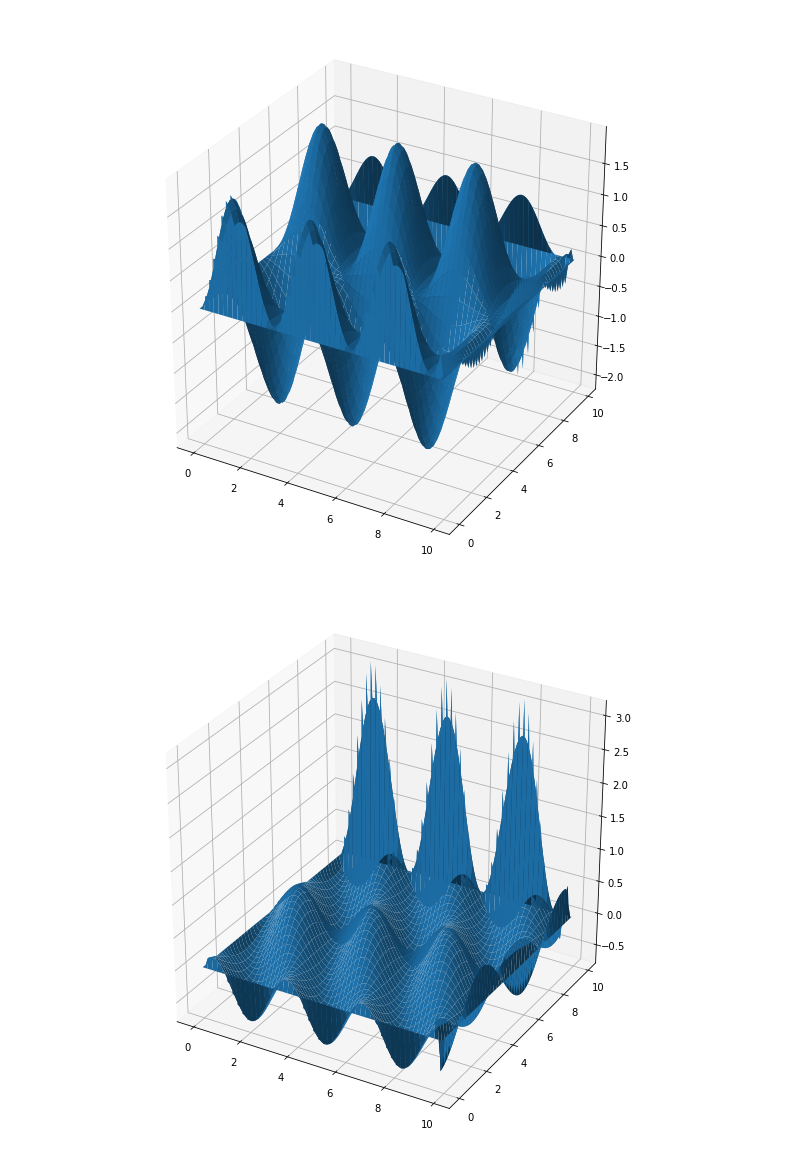
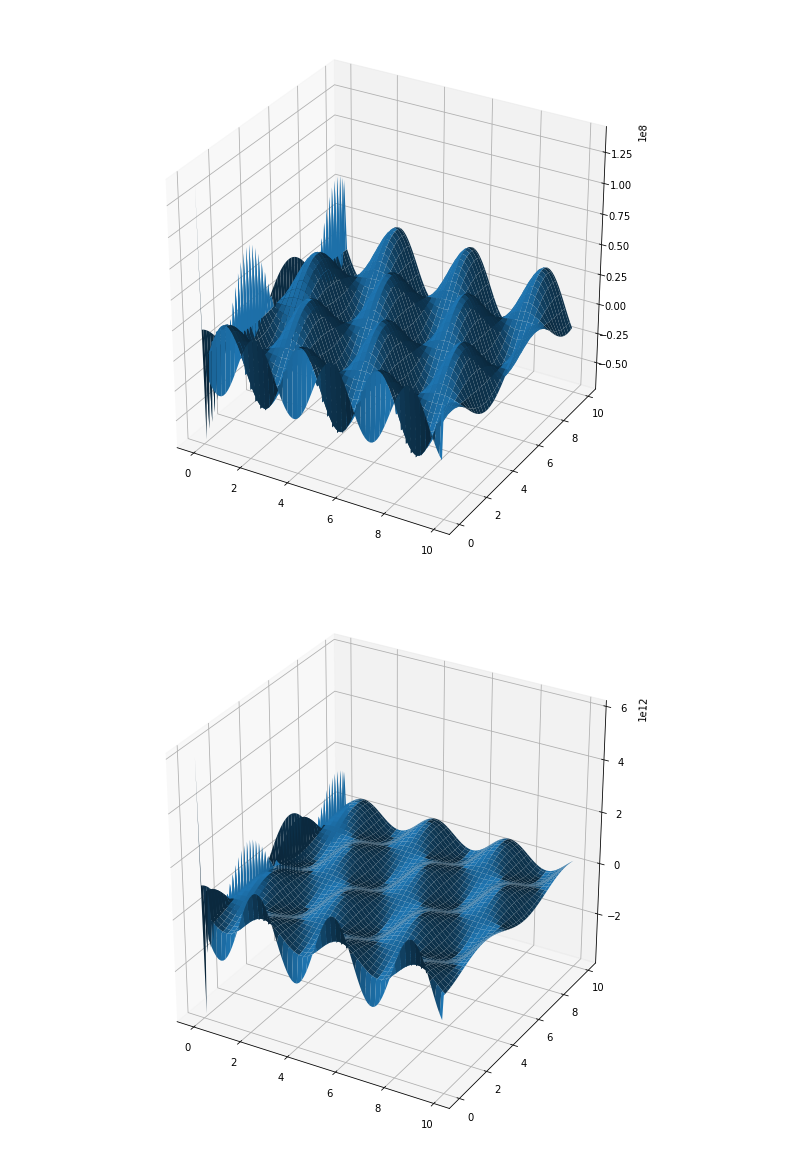
Before and after one commit to Ronan1879/enm_project, a Jupyter notebook: FDTD.ipynb, the cells around one changed output. Drawn from its saved outputs; the diff is of its cells as text; code cells hidden in the pictures.

```diff
--- a/FDTD.ipynb
+++ b/FDTD.ipynb
@@ -14,8 +14,7 @@ mu_o = 1
 
 dx = dy = dz = wavelength/10
 dt = dx/(umax*np.sqrt(3))
-dt=0.01
-R = dt/(2*epsilon_o)
+R = dt/(2*ep_o)
 Ra = (c*dt/dx)**2
 Rb = dt/(mu_o*dx)
 
@@ -32,7 +31,7 @@ sigma = sig_types[0]*(media == 0) + sig_types[1]*(media == 1) + sig_types[2]*(me
 ep_r = ep_r_types[0]*(media == 0) + ep_r_types[1]*(media == 1) + ep_r_types[2]*(media == 2)
 Ca = (1 - (R*sigma/ep_r))/(1 + (R*sigma/ep_r))
 Cb = Ra/(ep_r + R*sigma)
-Cb=0
+Cb=1
 Ca=1
 # %%
 # Initialize
@@ -50,17 +49,22 @@ H[:,:,int(Npix/2),1] = np.sin(x)*np.cos(y)*np.sin(z)
 for n in range(Nmax):
     fig = plt.figure(figsize=(10,10))
     ax = fig.add_subplot(111, projection='3d')
-    H[:,:,:,0] = H[:,:,:,0] + Rb*np.roll(E[:,:,:,1],-1,axis=2) - E[:,:,:,1] - np.roll(E[:,:,:,2],-1,axis=1) + E[:,:,:,2]
+    E_temp = H_temp = np.zeros((Npix,Npix,Npix,3))
 
-    H[:,:,:,1] = H[:,:,:,1] + Rb*np.roll(E[:,:,:,2],-1,axis=0) - E[:,:,:,2] - np.roll(E[:,:,:,0],-1,axis=2) + E[:,:,:,0]
+    H_temp[:,:,:,0] = H[:,:,:,0] + Rb*np.roll(E[:,:,:,1],-1,axis=2) - E[:,:,:,1] - np.roll(E[:,:,:,2],-1,axis=1) + E[:,:,:,2]
 
-    H[:,:,:,2] = H[:,:,:,2] + Rb*np.roll(E[:,:,:,0],-1,axis=1) - E[:,:,:,0] - np.roll(E[:,:,:,1],-1,axis=0) + E[:,:,:,1]
+    H_temp[:,:,:,1] = H[:,:,:,1] + Rb*np.roll(E[:,:,:,2],-1,axis=0) - E[:,:,:,2] - np.roll(E[:,:,:,0],-1,axis=2) + E[:,:,:,0]
 
-    E[:,:,:,0] = Ca*E[:,:,:,0] + Cb/Rb*(H[:,:,:,2] - np.roll(H[:,:,:,2],1,axis=1) - H[:,:,:,1] + np.roll(H[:,:,:,1],1,axis=2))
+    H_temp[:,:,:,2] = H[:,:,:,2] + Rb*np.roll(E[:,:,:,0],-1,axis=1) - E[:,:,:,0] - np.roll(E[:,:,:,1],-1,axis=0) + E[:,:,:,1]
 
-    E[:,:,:,1] = Ca*E[:,:,:,1] + Cb/Rb*(H[:,:,:,0] - np.roll(H[:,:,:,0],1,axis=2) - H[:,:,:,2] + np.roll(H[:,:,:,2],1,axis=0))
+    E_temp[:,:,:,0] = Ca*E[:,:,:,0] + Cb/Rb*(H[:,:,:,2] - np.roll(H[:,:,:,2],1,axis=1) - H[:,:,:,1] + np.roll(H[:,:,:,1],1,axis=2))
 
-    E[:,:,:,2] = Ca*E[:,:,:,2] + Cb/Rb*(H[:,:,:,1] - np.roll(H[:,:,:,1],1,axis=1) - H[:,:,:,0] + np.roll(H[:,:,:,0],1,axis=1))
+    E_temp[:,:,:,1] = Ca*E[:,:,:,1] + Cb/Rb*(H[:,:,:,0] - np.roll(H[:,:,:,0],1,axis=2) - H[:,:,:,2] + np.roll(H[:,:,:,2],1,axis=0))
+
+    E_temp[:,:,:,2] = Ca*E[:,:,:,2] + Cb/Rb*(H[:,:,:,1] - np.roll(H[:,:,:,1],1,axis=1) - H[:,:,:,0] + np.roll(H[:,:,:,0],1,axis=1))
+
+    E=E_temp
+    H=H_temp
 
 
     x = dx*np.array(range(Npix))
@@ -75,2 +79,2 @@ plt.show()
-[figure, old version]
+[figure, new version]
-[figure, old version]
+[figure, new version]
```
Also changed, not shown: parts of 2 cells of this notebook, 1 other file.
